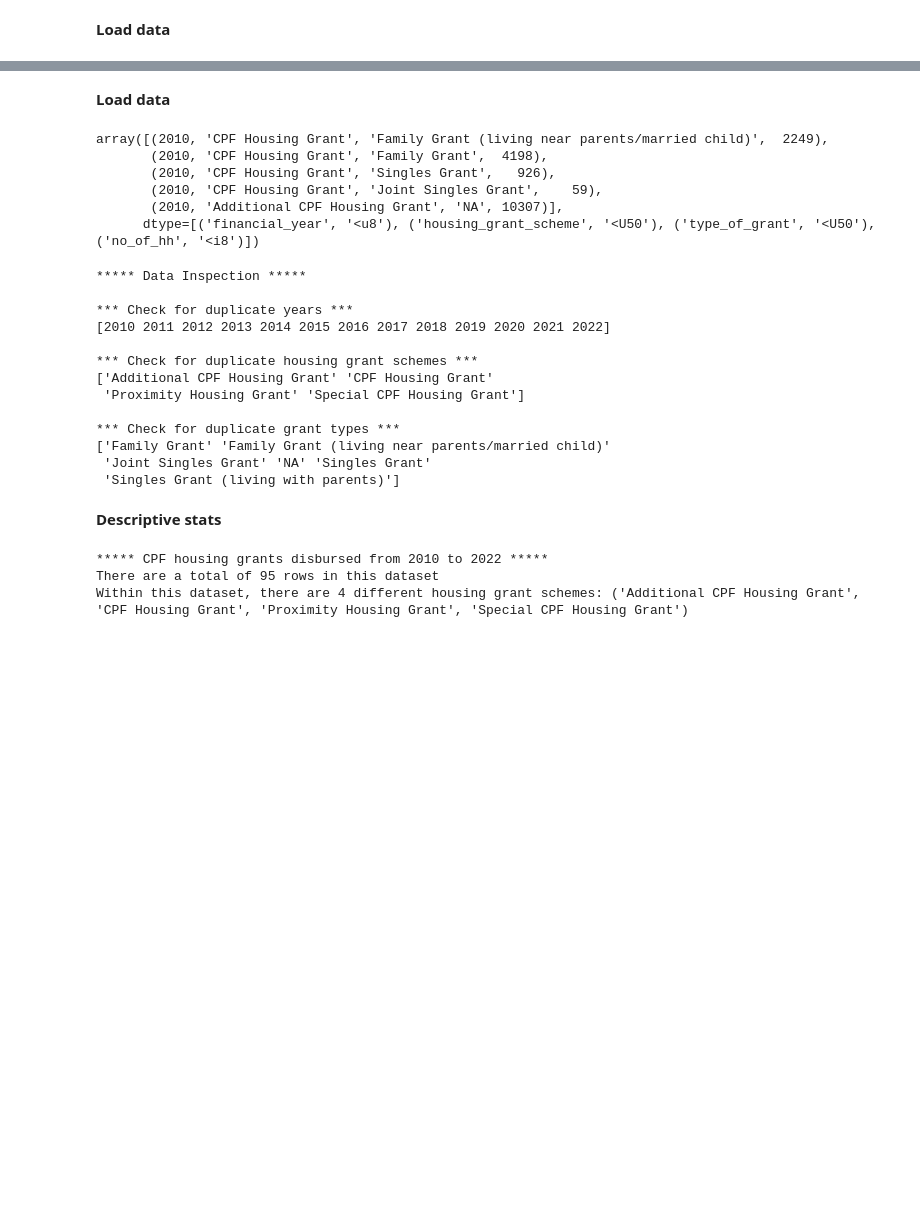
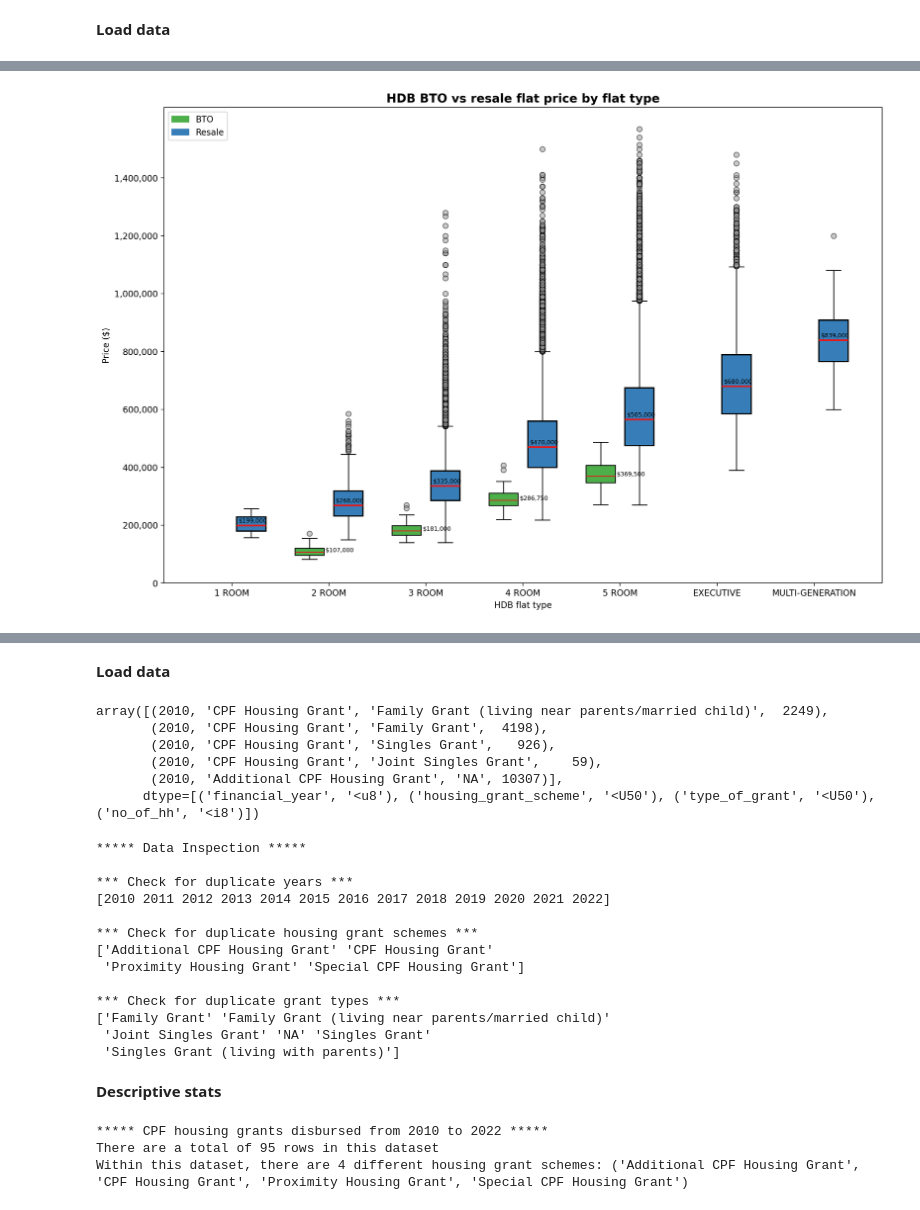
Before and after one commit to keithsngth/sg-public-housing-analysis, a Jupyter notebook: 04_Scripts/CA1_HDB Analysis.ipynb, the cells around one changed output, grey strips where cells are left out. Drawn from its saved outputs; the diff is of its cells as text; code cells hidden in the pictures; blank space fills up the shorter version.

```diff
--- a/04_Scripts/CA1_HDB Analysis.ipynb
+++ b/04_Scripts/CA1_HDB Analysis.ipynb
@@ -106,3 +111,14 @@ average_selling_price = (bto['max_selling_price'] + bto['min_selling_price']) /
 
 # Append field to bto array
 bto = append_fields(bto, 'average_selling_price', average_selling_price, usemask=False)
+# %%
+# Check range of values for average_selling_price
+print('*** Check range of values for average selling price ***')
+print(bto['average_selling_price']) # 0s spotted, does not make sense to have a project for $0
+print('\n')
+
+# Inspect dataset to examine issue
+print(bto[bto['average_selling_price'] == 0]) # most likely empty records (i.e., no projects for te particular town and room type, hence $0)
+
+# Remove rows with average_selling_price = 0
+bto = bto[bto['average_selling_price'] > 0]
@@ -297,0 +570,84 @@ Here, we can see that the number of HLE applications have increased steadily ove
+# %%
+# Store resale price values for each flat type as a list of arrays
+resale_price_combined = []
+for flat_type in flat_types:
+    resale_price_combined.append(resale[resale['flat_type'] == flat_type]['resale_price'])
+
+# Store BTO price values for each flat type as a list of arrays
+bto_price_combined = []
+for room_type in flat_types:
+    bto_room_type_cleaned = np.char.upper(np.char.replace(bto['room_type'], '-', ' '))
+    bto_price_combined.append(bto[bto_room_type_cleaned == room_type]['average_selling_price'])
+
+
+# Initiate figure
+plt.figure(figsize=(15,10))
+plt.style.use('default')
+
+# Boxplot labels
+plt.title('HDB BTO vs resale flat price by flat type', fontweight='bold', fontsize=14)
+plt.ylabel('Price ($)')
+plt.xlabel('HDB flat type')
+
+# Define offset
+box_offset = np.arange(len(resale_price_combined))
+
+# Create boxplot objects
+bp_bto = plt.boxplot(bto_price_combined, positions=np.arange(len(flat_types))-0.2, widths=0.3, patch_artist=True)
+bp_resale = plt.boxplot(resale_price_combined, positions=np.arange(len(flat_types))+0.2, widths=0.3, patch_artist=True)
+
+# Boxplot ticks and tick labels
+plt.yticks(np.arange(0,1600000, 200000), ['{:,}'.format(i) for i in np.arange(0,1600000, 200000)])
+plt.xticks(np.arange(len(flat_types)), flat_types)
+
+# Create legend handles since boxplots do not have explicit artists (plot elements with labels)
+bto_patch = mpatches.Patch(color='#4daf4a', label='BTO')
+resale_patch = mpatches.Patch(color='#377eb8', label='Resale')
+
+# Add legend with defined handles
+plt.legend(handles=[bto_patch, resale_patch], loc='upper left')
+
+
+##### BTO BOXPLOT CUSTOMISATION #####
+# Customise boxplot
+for box in bp_bto['boxes']:
+    box.set(color='black', linewidth=1)
+    box.set(facecolor='#4daf4a')
+
+for median in bp_bto['medians']:
+    median.set(color='#e41a1c', linewidth=1)
+
+for flier in bp_bto['fliers']:
+    flier.set(marker='o', markerfacecolor='#999999', alpha=0.5)
+
+# Dsiplay median values as text for each flat type
+for line in bp_bto['medians']:
+    # Get coordinates of each median line
+    x, y = line.get_xydata()[0]
+    # Format and print
+    plt.text(x+0.315, y, '${:,.0f}'.format(y), size = 'x-small') # shows warning message for room types that do not exist in BTO dataset (i.e., NA)
+
+
+##### RESALE BOXPLOT CUSTOMISATION #####
+# Customise boxplot
+for box in bp_resale['boxes']:
+    box.set(color='black', linewidth=1.5)
+    box.set(facecolor='#377eb8')
+
+for median in bp_resale['medians']:
+    median.set(color='#e41a1c', linewidth=2)
+
+for flier in bp_resale['fliers']:
+    flier.set(marker='o', markerfacecolor='#999999', alpha=0.5)
+
+# Dsiplay median values as text for each flat type
+for line in bp_resale['medians']:
+    # Get coordinates of each median line
+    x, y = line.get_xydata()[0]
+    # Format and print
+    plt.text(x+0.02, y+10000, '${:,.0f}'.format(y), size = 'x-small')
+
+
+# Show boxplot
+plt.show()
+# %% [output]
@@ -297,0 +660 @@ Here, we can see that the number of HLE applications have increased steadily ove
+[figure, added]
```
Also changed, not shown: parts of 62 cells of this notebook, 1 other file.
